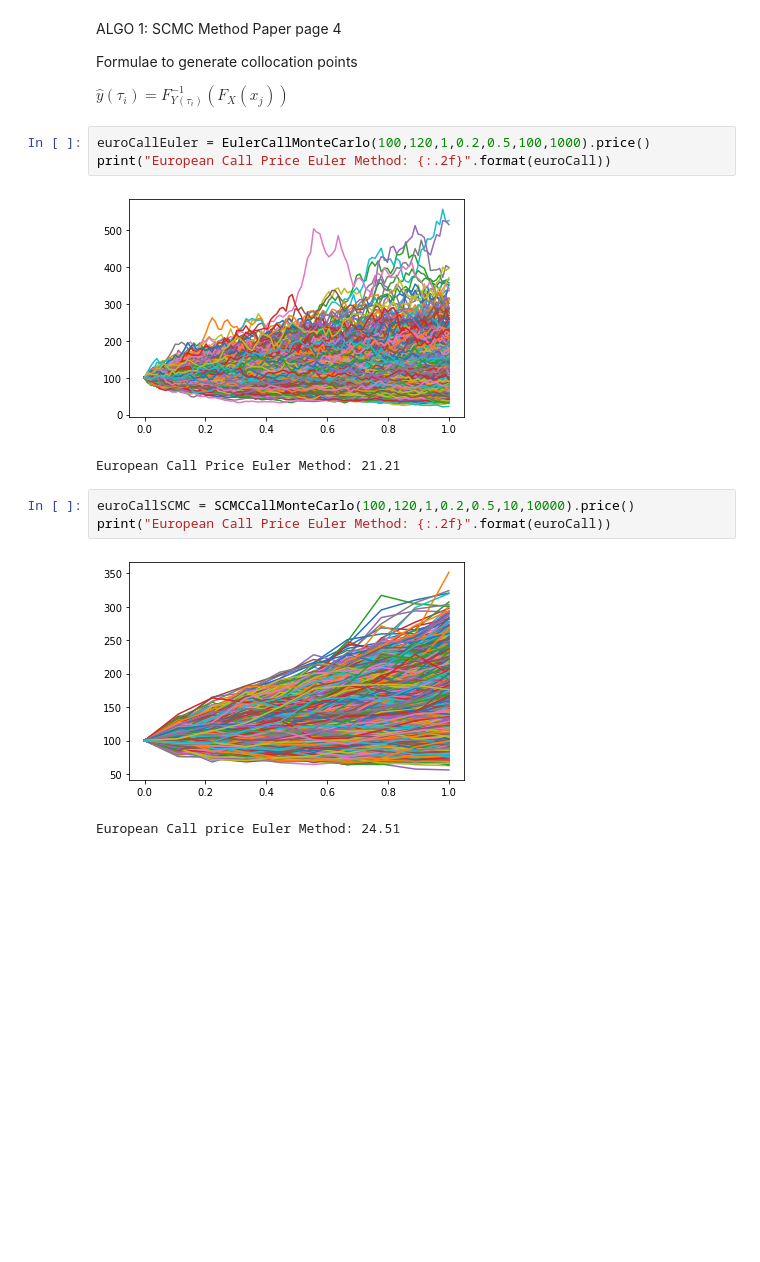
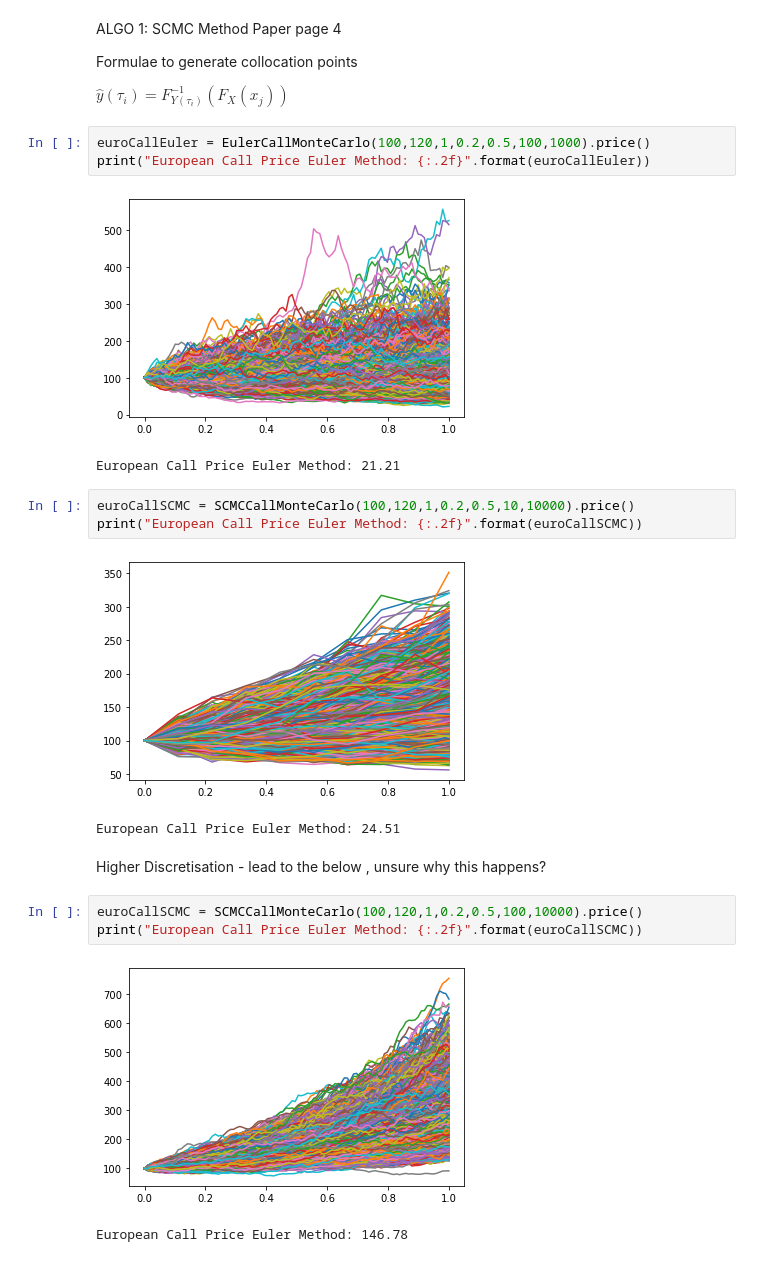
Before and after one commit to harishmantri/7LScheme, a Jupyter notebook: Assignment.ipynb, the cells around one changed output. Drawn from its saved outputs; the diff is of its cells as text; blank space fills up the shorter version.

```diff
--- a/Assignment.ipynb
+++ b/Assignment.ipynb
@@ -34,13 +34,21 @@ Formulae to generate collocation points
  $\hat {y}(\tau_{i}) = F^{-1}_{Y(\tau_{i})}(F_{X}(x_{j}))$
 # %%
 euroCallEuler = EulerCallMonteCarlo(100,120,1,0.2,0.5,100,1000).price()
-print("European Call Price Euler Method: {:.2f}".format(euroCall))
+print("European Call Price Euler Method: {:.2f}".format(euroCallEuler))
 # %% [output]
 [figure]
 European Call Price Euler Method: 21.21
 # %%
 euroCallSCMC = SCMCCallMonteCarlo(100,120,1,0.2,0.5,10,10000).price()
-print("European Call Price Euler Method: {:.2f}".format(euroCall))
+print("European Call Price Euler Method: {:.2f}".format(euroCallSCMC))
 # %% [output]
 [figure]
-European Call price Euler Method: 24.51
+European Call Price Euler Method: 24.51
+# %% [markdown]
+Higher Discretisation - lead to the below , unsure why this happens?
+# %%
+euroCallSCMC = SCMCCallMonteCarlo(100,120,1,0.2,0.5,100,10000).price()
+print("European Call Price Euler Method: {:.2f}".format(euroCallSCMC))
+# %% [output]
+[figure, added]
+European Call Price Euler Method: 146.78
```
Also changed, not shown: 1 other file.
